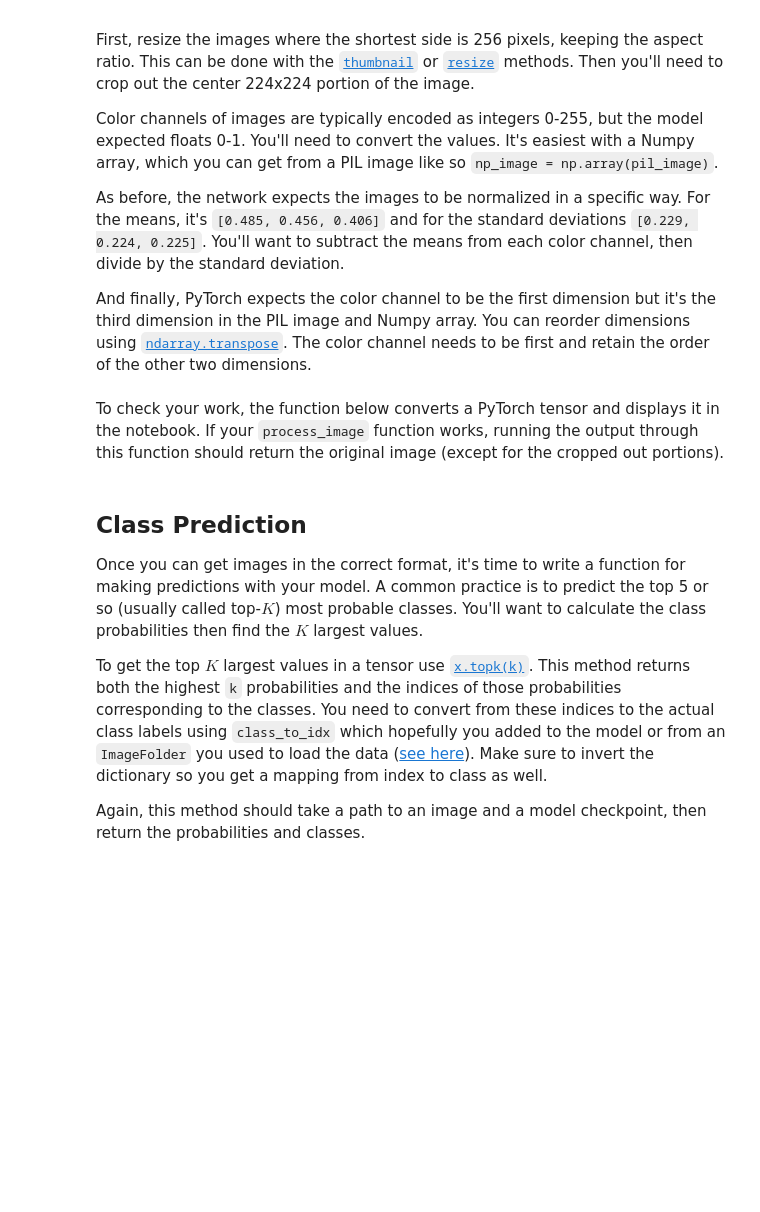
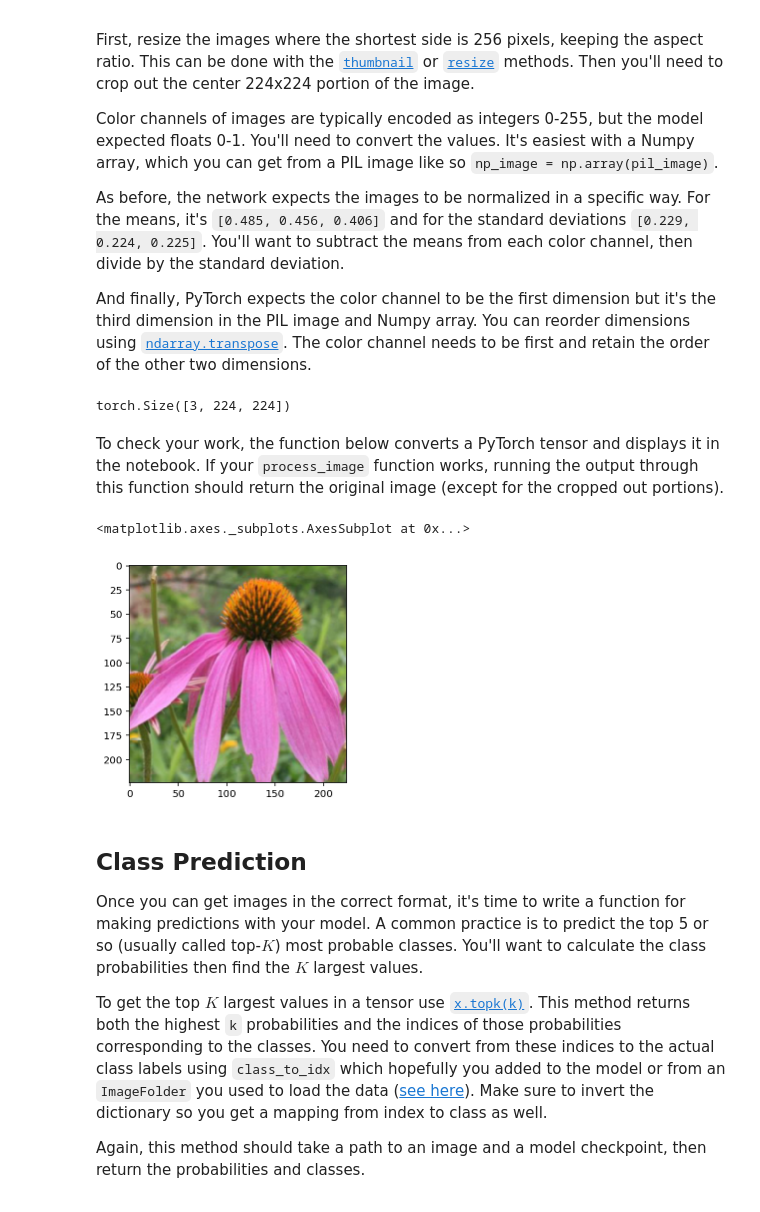
Before and after one commit to Carmelsoft/aipnd-project, a Jupyter notebook: Image Classifier Project.ipynb, the cells around one changed output. Drawn from its saved outputs; the diff is of its cells as text; code cells hidden in the pictures; blank space fills up the shorter version.

```diff
--- a/Image Classifier Project.ipynb
+++ b/Image Classifier Project.ipynb
@@ -228,0 +293,12 @@ Remember that you'll want to completely rebuild the model later so you can use i
+# %%
+#save the checkpoint
+model.cpu
+model.class_to_idx = train_data.class_to_idx
+
+checkpoint = {
+             'state_dict': model.state_dict(),
+             'class_to_idx': model.class_to_idx,
+             }
+
+torch.save(checkpoint, 'checkpoint.pth')
+print (model)
@@ -259,35 +398,58 @@ As before, the network expects the images to be normalized in a specific way. Fo
 
 And finally, PyTorch expects the color channel to be the first dimension but it's the third dimension in the PIL image and Numpy array. You can reorder dimensions using [`ndarray.transpose`](https://docs.scipy.org/doc/numpy-1.13.0/reference/generated/numpy.ndarray.transpose.html). The color channel needs to be first and retain the order of the other two dimensions.
 # %%
+from PIL import Image
+
 def process_image(image):
     ''' Scales, crops, and normalizes a PIL image for a PyTorch model,
         returns an Numpy array
     '''
+    im = Image.open(image)
+    #create the data transform
+    data_transforms = transforms.Compose([transforms.Resize(256),
+                                 transforms.CenterCrop(224),
+                                 transforms.ToTensor(), transforms.Normalize([0.485, 0.456, 0.406],
+                                                           [0.229, 0.224, 0.225])])
+    #update the image accordingly
+    im = data_transforms(im)
+    return im
 
-    # TODO: Process a PIL image for use in a PyTorch model
+#process a PIL image for use in a PyTorch model
+img = (data_dir + '/test/17/image_03893.jpg')
+img = process_image(img)
+print(img.shape)
+# %% [output]
+torch.Size([3, 224, 224])
 # %% [markdown]
 To check your work, the function below converts a PyTorch tensor and displays it in the notebook. If your `process_image` function works, running the output through this function should return the original image (except for the cropped out portions).
 # %%
+import numpy as np
+
 def imshow(image, ax=None, title=None):
     """Imshow for Tensor."""
     if ax is None:
         fig, ax = plt.subplots()
 
     # PyTorch tensors assume the color channel is the first dimension
     # but matplotlib assumes is the third dimension
     image = image.numpy().transpose((1, 2, 0))
 
     # Undo preprocessing
     mean = np.array([0.485, 0.456, 0.406])
     std = np.array([0.229, 0.224, 0.225])
     image = std * image + mean
 
     # Image needs to be clipped between 0 and 1 or it looks like noise when displayed
     image = np.clip(image, 0, 1)
 
     ax.imshow(image)
 
     return ax
+
+imshow(process_image("flowers/test/17/image_03893.jpg"))
+# %% [output]
+<matplotlib.axes._subplots.AxesSubplot at 0x...>
+[figure, added]
 # %% [markdown]
 ## Class Prediction
 
```
Also changed, not shown: parts of 16 cells of this notebook, 7 other files.
